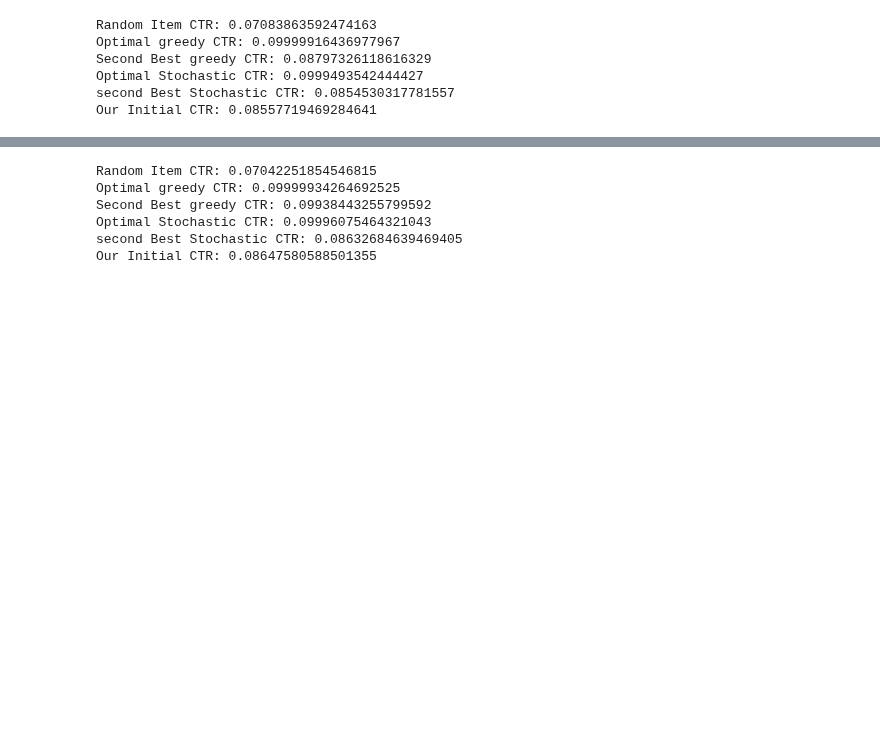
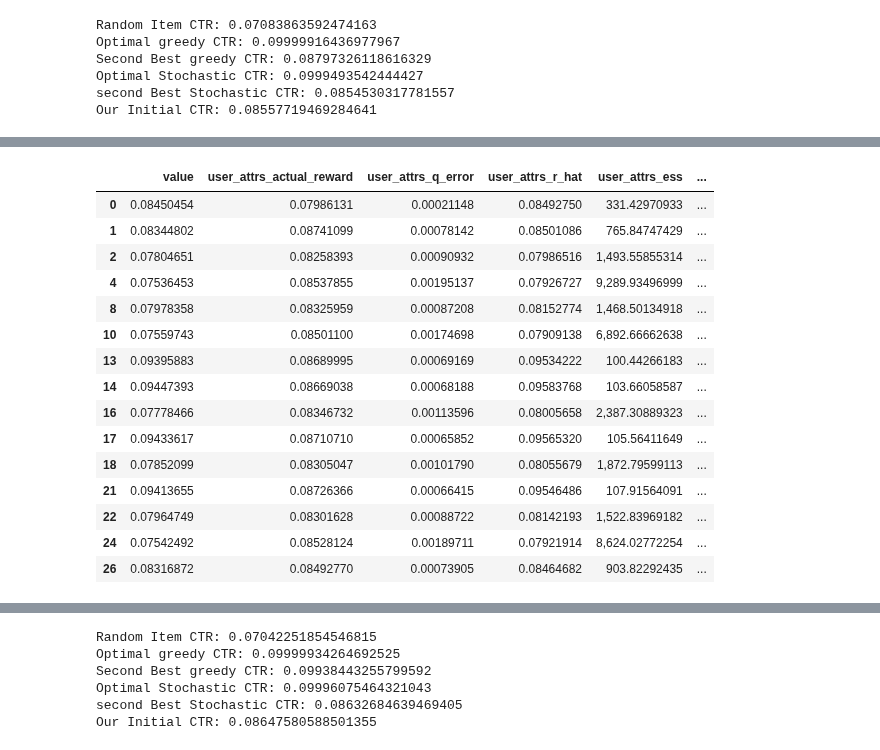
Before and after one commit to TauRoeed/OPC, a Jupyter notebook: run_OPL_tests.ipynb, the cells around one changed output, grey strips where cells are left out. Cells and saved outputs as stored; diff of their text form; code cells hidden in the pictures; blank space fills up the shorter version.

```diff
--- a/run_OPL_tests.ipynb
+++ b/run_OPL_tests.ipynb
@@ -387,0 +334,19 @@ Warning: Low ESS in validation data!
+# %%
+study_df5
+# %% [output]
+|  | value | user_attrs_actual_reward | user_attrs_q_error | user_attrs_r_hat | user_attrs_ess | ... |
+| 0 | 0.08450454 | 0.07986131 | 0.00021148 | 0.08492750 | 331.42970933 | ... |
+| 1 | 0.08344802 | 0.08741099 | 0.00078142 | 0.08501086 | 765.84747429 | ... |
+| 2 | 0.07804651 | 0.08258393 | 0.00090932 | 0.07986516 | 1,493.55855314 | ... |
+| 4 | 0.07536453 | 0.08537855 | 0.00195137 | 0.07926727 | 9,289.93496999 | ... |
+| 8 | 0.07978358 | 0.08325959 | 0.00087208 | 0.08152774 | 1,468.50134918 | ... |
+| 10 | 0.07559743 | 0.08501100 | 0.00174698 | 0.07909138 | 6,892.66662638 | ... |
+| 13 | 0.09395883 | 0.08689995 | 0.00069169 | 0.09534222 | 100.44266183 | ... |
+| 14 | 0.09447393 | 0.08669038 | 0.00068188 | 0.09583768 | 103.66058587 | ... |
+| 16 | 0.07778466 | 0.08346732 | 0.00113596 | 0.08005658 | 2,387.30889323 | ... |
+| 17 | 0.09433617 | 0.08710710 | 0.00065852 | 0.09565320 | 105.56411649 | ... |
+| 18 | 0.07852099 | 0.08305047 | 0.00101790 | 0.08055679 | 1,872.79599113 | ... |
+| 21 | 0.09413655 | 0.08726366 | 0.00066415 | 0.09546486 | 107.91564091 | ... |
+| 22 | 0.07964749 | 0.08301628 | 0.00088722 | 0.08142193 | 1,522.83969182 | ... |
+| 24 | 0.07542492 | 0.08528124 | 0.00189711 | 0.07921914 | 8,624.02772254 | ... |
+| 26 | 0.08316872 | 0.08492770 | 0.00073905 | 0.08464682 | 903.82292435 | ... |
```
Also changed, not shown: parts of 25 cells of this notebook, 37 other files.
